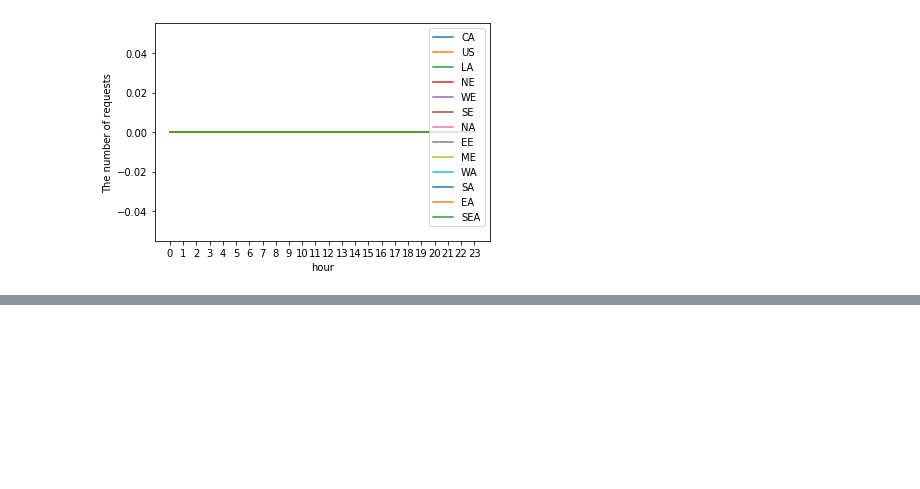
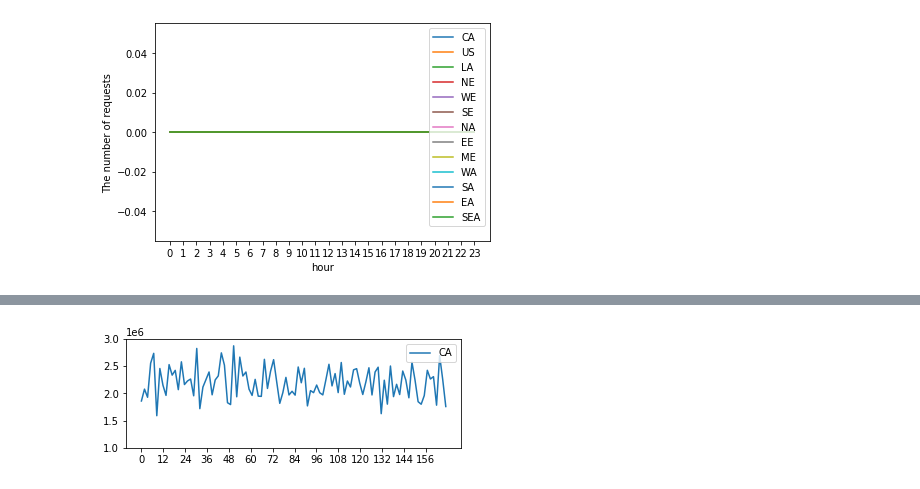
Before and after one commit to pmzhu444/CloudSimPerSimple, a Jupyter notebook: experiment_data/plot.ipynb, the cells around one changed output, grey strips where cells are left out. Cells and saved outputs as stored; diff of their text form; code cells hidden in the pictures; blank space fills up the shorter version.

```diff
--- a/experiment_data/plot.ipynb
+++ b/experiment_data/plot.ipynb
@@ -178,3 +179,9 @@ ax.set_xticks(x)
 plt.show()
 # %% [output]
 [figure]
+# %%
+import random
+rn = []
+for i in range(7):
+    rn += [int(n * round(random.uniform(0.8, 1.2), 2)) for n in num]
+rn
@@ -180,0 +206,23 @@ plt.show()
+# %%
+fig,ax = plt.subplots(figsize = (6,2))
+
+x =  np.array(range(0,168,1))
+x_smooth = np.linspace(x.min(), x.max(), 100)
+
+i = 0
+request_num = [round(n*population_num[i]) for n in rn]
+if time_shift[i] > 0:
+    request_num = list_move_left(request_num, time_shift[i])
+else:
+    request_num = list_move_right(request_num, abs(time_shift[i]))
+
+y_smooth = make_interp_spline(x, request_num)(x_smooth)
+
+ax.plot(x_smooth, y_smooth, label=name[i])
+ax.legend(loc = 1)
+#ax.set_xticks()
+plt.xticks(np.arange(0, 168, 12))
+plt.ylim(1000000, 3000000)
+plt.show()
+# %% [output]
+[figure, added]
```
Also changed, not shown: parts of 16 cells of this notebook, 16 other files.
